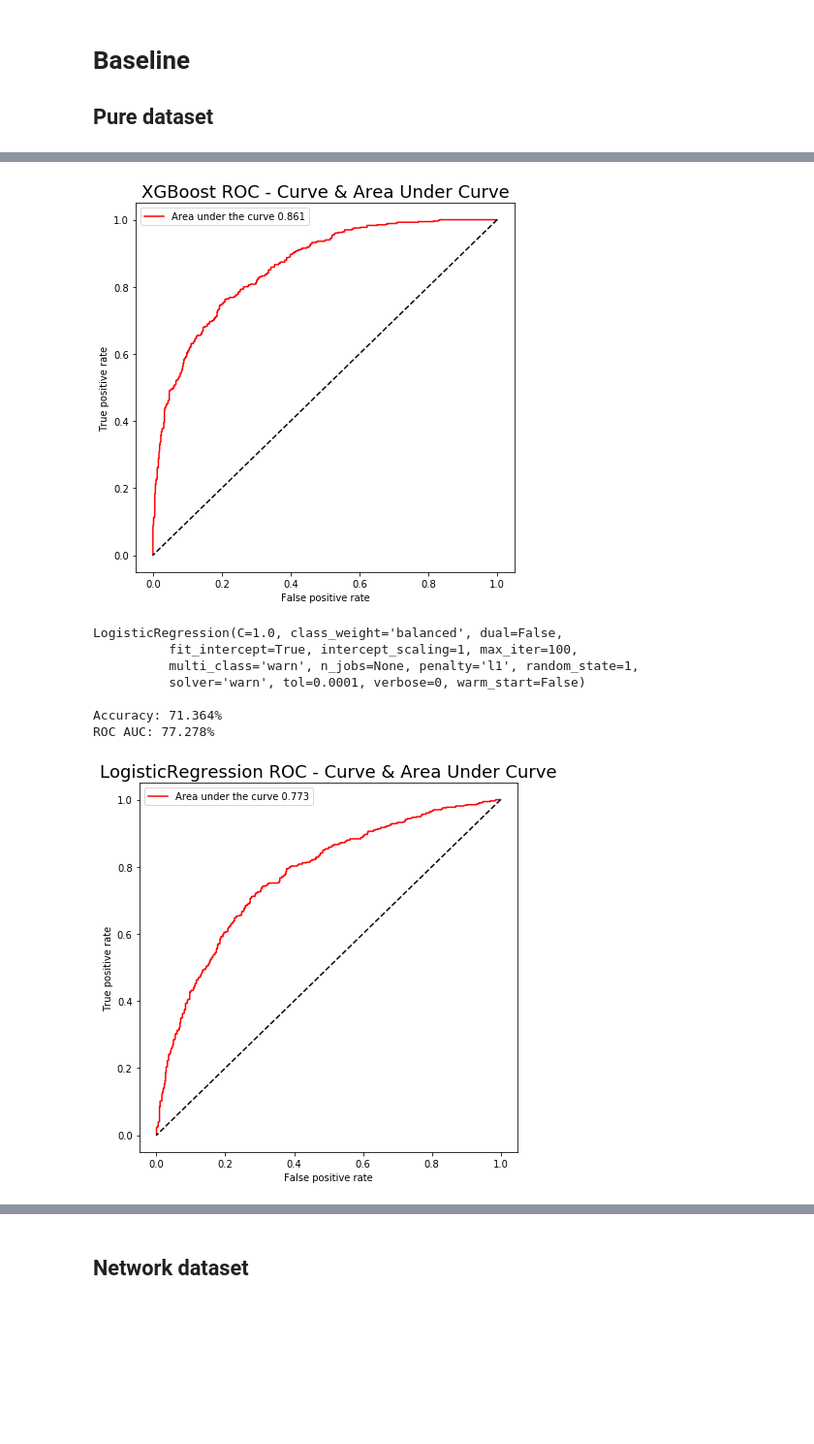
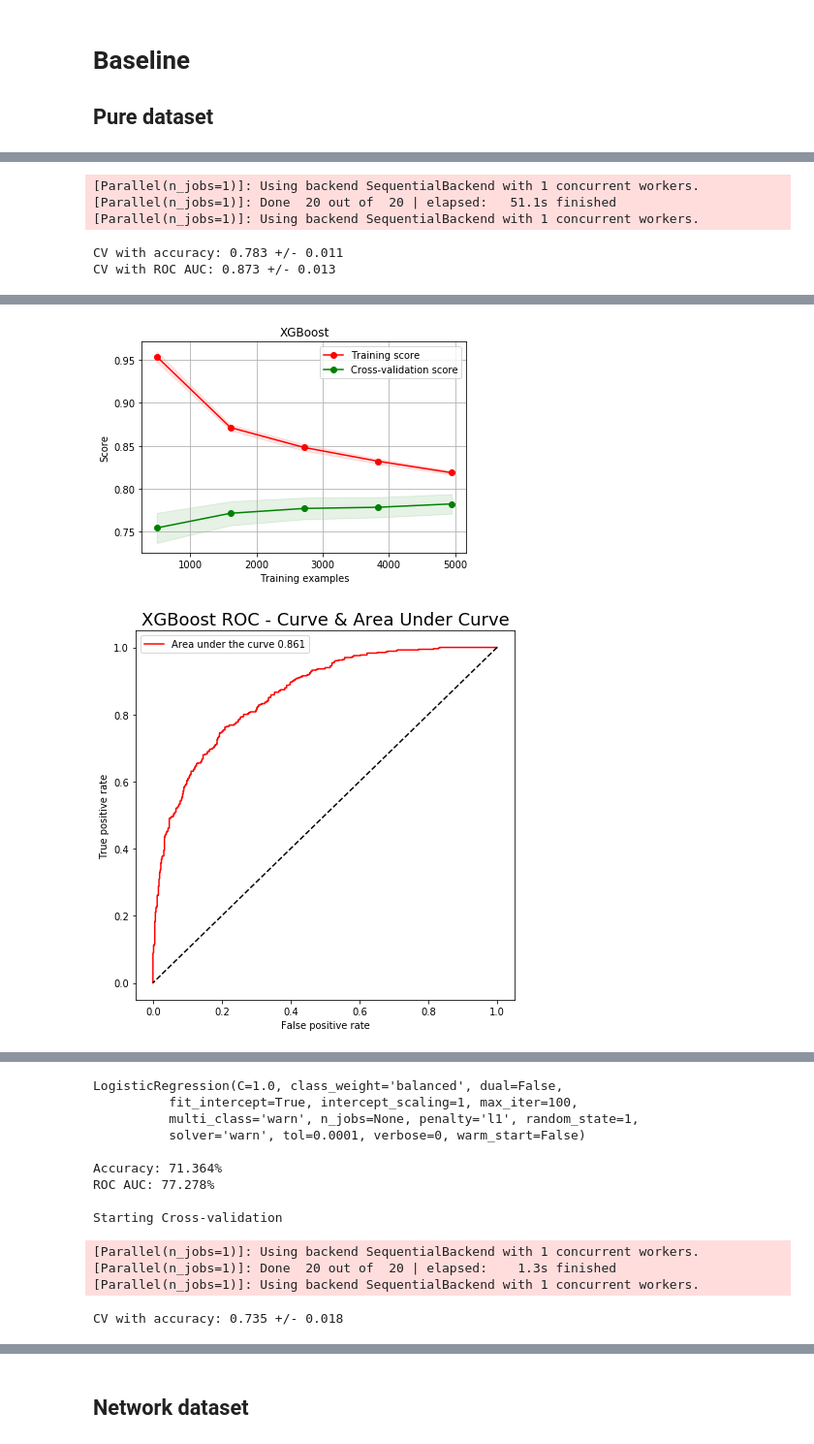
Before and after one commit to ShevchenkoRostyslav/Influencers-in-Social-Networks, a Jupyter notebook: ModelDevelopment.ipynb, the cells around one changed output, grey strips where cells are left out. Shown at 97% size. Saved outputs shown, nothing was run; the diff lists cells and outputs as text; code cells hidden in the pictures; blank space fills up the shorter version.

```diff
--- a/ModelDevelopment.ipynb
+++ b/ModelDevelopment.ipynb
@@ -108,7 +108,7 @@ def evaluate(model,x_test,y_true):
     print("ROC AUC: {:.3f}% \n".format(roc_auc*100))
 
 # Run cross-validation
-def run_cross_validation(model,x_tot,y_tot,cv):
+def run_cross_validation(model,name,x_tot,y_tot,cv):
     print('Starting Cross-validation')
 
     #Score using accuracy
@@ -145,7 +145,7 @@ def advanced_evaluate_model(model,name, x_train, y_train, x_test, y_test, cv):
         # Splitting strategy
         kfold = RepeatedStratifiedKFold(n_splits=10, n_repeats=2, random_state=1)
 
-        run_cross_validation(model,x_tot,y_tot,cv=kfold)
+        run_cross_validation(model,name,x_tot,y_tot,cv=kfold)
 
     # ROC Curve.
     fpr,tpr,thresh = roc_curve(y_test,predicting_prob)
@@ -195,6 +195,37 @@ def fast_feature_importance(df,models):
     for i, model in enumerate(models,start=1):
         plt.subplot(2,2,i)
         feature_importance(df_x,model.model,model.model_type,model.name)
+
+# function from
+# https://scikit-learn.org/stable/auto_examples/model_selection/plot_learning_curve.html#sphx-glr-auto-examples-model-selection-plot-learning-curve-py
+def plot_learning_curve(estimator, title, X, y, ylim=None, cv=None,
+                        n_jobs=None, train_sizes=np.linspace(.1, 1.0, 5)):
+    plt.figure()
+    plt.title(title)
+    if ylim is not None:
+        plt.ylim(*ylim)
+    plt.xlabel("Training examples")
+    plt.ylabel("Score")
+    train_sizes, train_scores, test_scores = learning_curve(
+        estimator, X, y, cv=cv, n_jobs=n_jobs, train_sizes=train_sizes)
+    train_scores_mean = np.mean(train_scores, axis=1)
+    train_scores_std = np.std(train_scores, axis=1)
+    test_scores_mean = np.mean(test_scores, axis=1)
+    test_scores_std = np.std(test_scores, axis=1)
+    plt.grid()
+
+    plt.fill_between(train_sizes, train_scores_mean - train_scores_std,
+                     train_scores_mean + train_scores_std, alpha=0.1,
+                     color="r")
+    plt.fill_between(train_sizes, test_scores_mean - test_scores_std,
+                     test_scores_mean + test_scores_std, alpha=0.1, color="g")
+    plt.plot(train_sizes, train_scores_mean, 'o-', color="r",
+             label="Training score")
+    plt.plot(train_sizes, test_scores_mean, 'o-', color="g",
+             label="Cross-validation score")
+
+    plt.legend(loc="best")
+    return plt
 # %% [markdown]
 ## ML models
 # %%
@@ -223,7 +254,7 @@ MLmodels = [
 model_res = {}
 x_train, x_test, y_train, y_test = train_test_split(pure_train_x, pure_train_y, test_size=0.2, random_state=1)
 for model in MLmodels:
-    model_res[model.name] = advanced_evaluate_model(model.model,model.name,x_train,y_train,x_test,y_test,False)
+    model_res[model.name] = advanced_evaluate_model(model.model,model.name,x_train,y_train,x_test,y_test,True)
 # %% [output]
 XGBClassifier(base_score=0.5, booster='gbtree', colsample_bylevel=1,
        colsample_bytree=1, gamma=0, learning_rate=0.01, max_delta_step=0,
@@ -236,0 +270,5 @@ ROC AUC: 86.069%
+[Parallel(n_jobs=1)]: Using backend SequentialBackend with 1 concurrent workers.
+[Parallel(n_jobs=1)]: Done  20 out of  20 | elapsed:   51.1s finished
+[Parallel(n_jobs=1)]: Using backend SequentialBackend with 1 concurrent workers.
+CV with accuracy: 0.783 +/- 0.011
+CV with ROC AUC: 0.873 +/- 0.013
@@ -237,9 +276,2 @@ ROC AUC: 86.069%
-[figure, old version]
+[figure, new version]
-LogisticRegression(C=1.0, class_weight='balanced', dual=False,
-          fit_intercept=True, intercept_scaling=1, max_iter=100,
-          multi_class='warn', n_jobs=None, penalty='l1', random_state=1,
-          solver='warn', tol=0.0001, verbose=0, warm_start=False)
-
-Accuracy: 71.364%
-ROC AUC: 77.278%
-[figure, old version]
+[figure, new version]
@@ -254,0 +278,13 @@ ROC AUC: 84.083%
+LogisticRegression(C=1.0, class_weight='balanced', dual=False,
+          fit_intercept=True, intercept_scaling=1, max_iter=100,
+          multi_class='warn', n_jobs=None, penalty='l1', random_state=1,
+          solver='warn', tol=0.0001, verbose=0, warm_start=False)
+
+Accuracy: 71.364%
+ROC AUC: 77.278%
+
+Starting Cross-validation
+[Parallel(n_jobs=1)]: Using backend SequentialBackend with 1 concurrent workers.
+[Parallel(n_jobs=1)]: Done  20 out of  20 | elapsed:    1.3s finished
+[Parallel(n_jobs=1)]: Using backend SequentialBackend with 1 concurrent workers.
+CV with accuracy: 0.735 +/- 0.018
```
Also changed, not shown: parts of 23 cells of this notebook, 15 other files.
